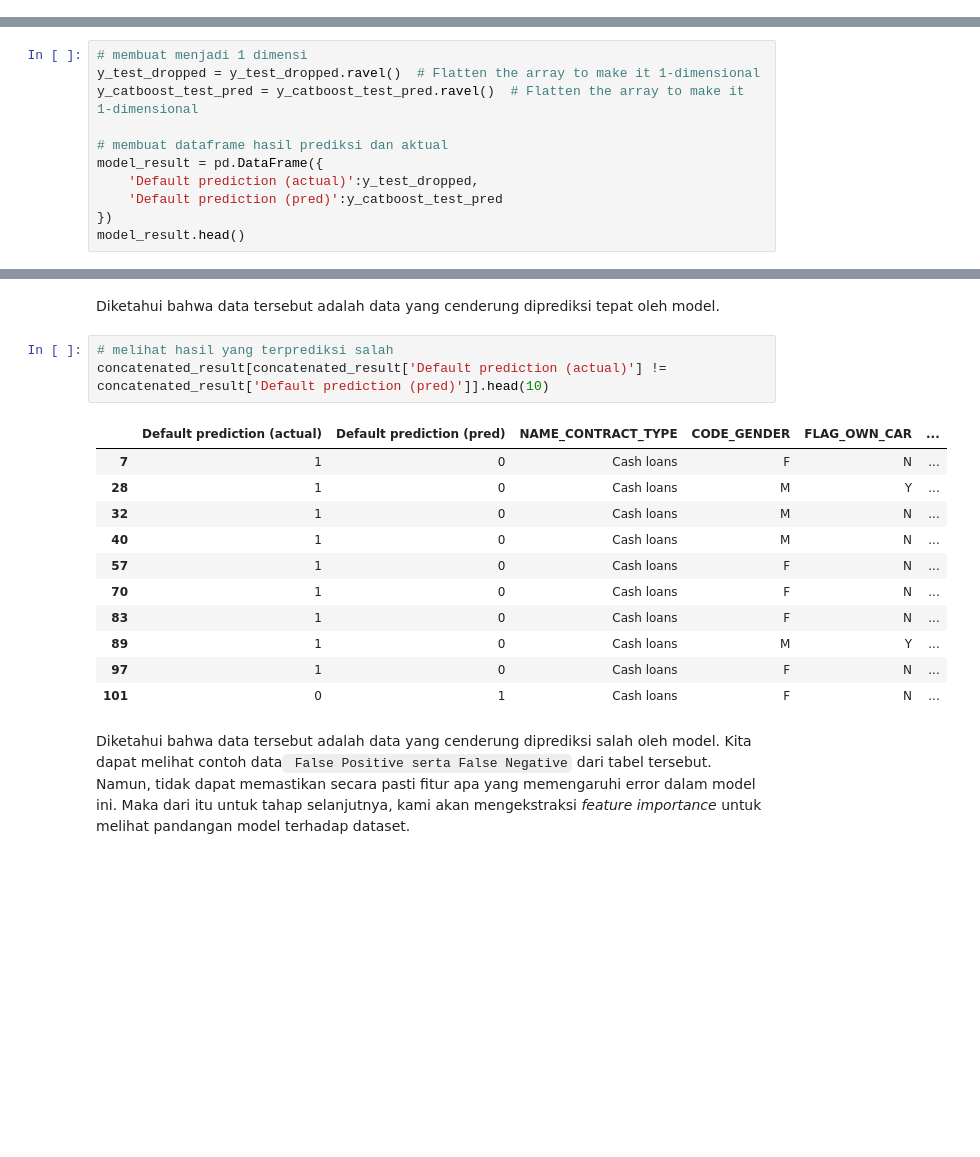
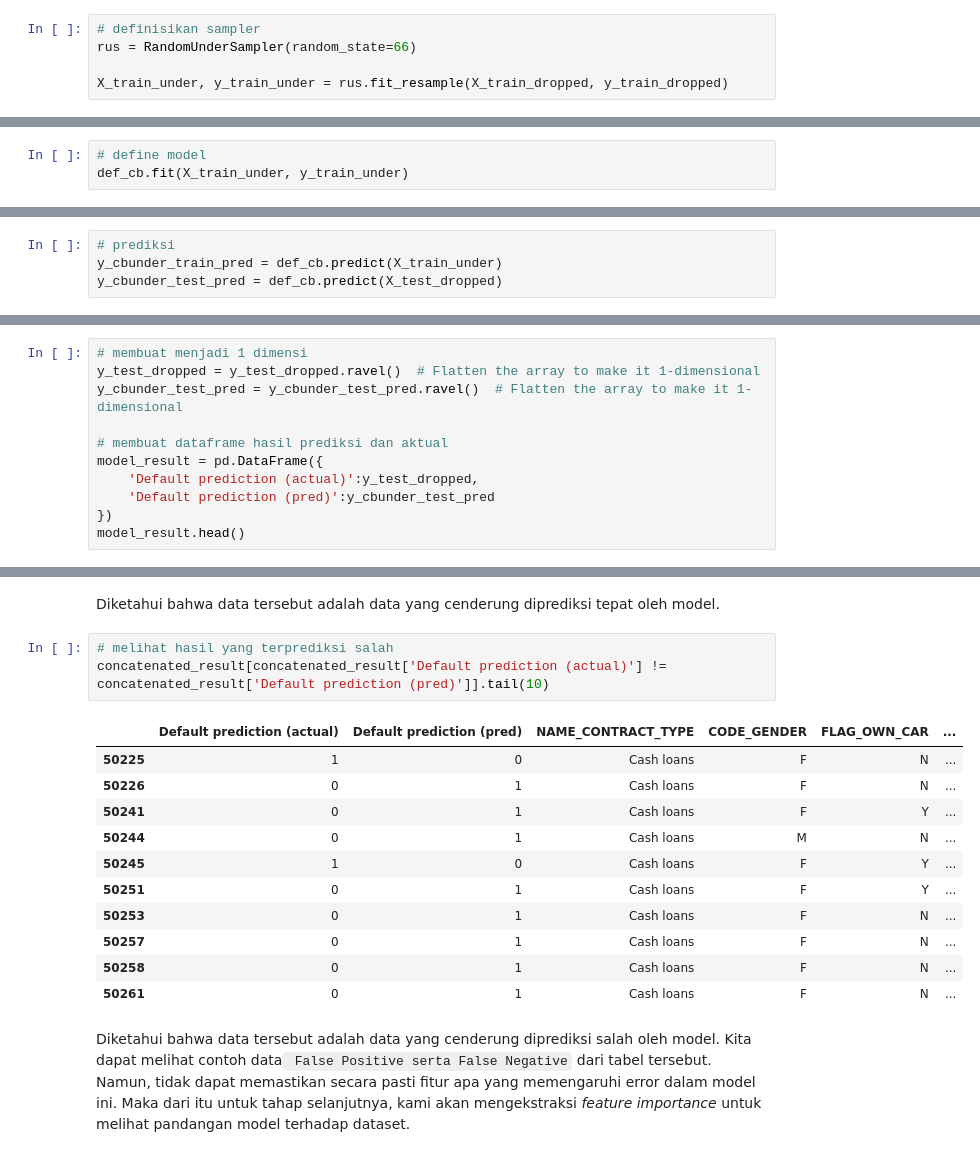
Before and after one commit to dissashaf/MachineLearning-LoanDefaultPrediction, a Jupyter notebook: H8TF_R_Dissa.ipynb, the cells around one changed output, grey strips where cells are left out. Cells and saved outputs as stored; diff of their text form; blank space fills up the shorter version.

```diff
--- a/H8TF2023_R_Dissa.ipynb
+++ b/H8TF_R_Dissa.ipynb
@@ -1699,0 +1789,5 @@ Model XGBoost memiliki tendensi good-fit jika membandingkan train dan test set.
+# %%
+# definisikan sampler
+rus = RandomUnderSampler(random_state=66)
+
+X_train_under, y_train_under = rus.fit_resample(X_train_dropped, y_train_dropped)
@@ -1699,0 +1801,3 @@ Model XGBoost memiliki tendensi good-fit jika membandingkan train dan test set.
+# %%
+# define model
+def_cb.fit(X_train_under, y_train_under)
@@ -1699,0 +1823,4 @@ Model XGBoost memiliki tendensi good-fit jika membandingkan train dan test set.
+# %%
+# prediksi
+y_cbunder_train_pred = def_cb.predict(X_train_under)
+y_cbunder_test_pred = def_cb.predict(X_test_dropped)
@@ -1786,12 +1996,12 @@ Pada bagian ini akan dilakukan perbandingan dari hasil prediksi terhadap data te
 # %%
 # membuat menjadi 1 dimensi
 y_test_dropped = y_test_dropped.ravel()  # Flatten the array to make it 1-dimensional
-y_catboost_test_pred = y_catboost_test_pred.ravel()  # Flatten the array to make it 1-dimensional
+y_cbunder_test_pred = y_cbunder_test_pred.ravel()  # Flatten the array to make it 1-dimensional
 
 # membuat dataframe hasil prediksi dan aktual
 model_result = pd.DataFrame({
     'Default prediction (actual)':y_test_dropped,
-    'Default prediction (pred)':y_catboost_test_pred
+    'Default prediction (pred)':y_cbunder_test_pred
 })
 model_result.head()
 # %% [output]
@@ -1846,19 +2056,19 @@ concatenated_result[concatenated_result['Default prediction (actual)'] == concat
 Diketahui bahwa data tersebut adalah data yang cenderung diprediksi tepat oleh model.
 # %%
 # melihat hasil yang terprediksi salah
-concatenated_result[concatenated_result['Default prediction (actual)'] != concatenated_result['Default prediction (pred)']].head(10)
+concatenated_result[concatenated_result['Default prediction (actual)'] != concatenated_result['Default prediction (pred)']].tail(10)
 # %% [output]
 |  | Default prediction (actual) | Default prediction (pred) | NAME_CONTRACT_TYPE | CODE_GENDER | FLAG_OWN_CAR | ... |
-| 7 | 1 | 0 | Cash loans | F | N | ... |
-| 28 | 1 | 0 | Cash loans | M | Y | ... |
-| 32 | 1 | 0 | Cash loans | M | N | ... |
-| 40 | 1 | 0 | Cash loans | M | N | ... |
-| 57 | 1 | 0 | Cash loans | F | N | ... |
-| 70 | 1 | 0 | Cash loans | F | N | ... |
-| 83 | 1 | 0 | Cash loans | F | N | ... |
-| 89 | 1 | 0 | Cash loans | M | Y | ... |
-| 97 | 1 | 0 | Cash loans | F | N | ... |
-| 101 | 0 | 1 | Cash loans | F | N | ... |
+| 50225 | 1 | 0 | Cash loans | F | N | ... |
+| 50226 | 0 | 1 | Cash loans | F | N | ... |
+| 50241 | 0 | 1 | Cash loans | F | Y | ... |
+| 50244 | 0 | 1 | Cash loans | M | N | ... |
+| 50245 | 1 | 0 | Cash loans | F | Y | ... |
+| 50251 | 0 | 1 | Cash loans | F | Y | ... |
+| 50253 | 0 | 1 | Cash loans | F | N | ... |
+| 50257 | 0 | 1 | Cash loans | F | N | ... |
+| 50258 | 0 | 1 | Cash loans | F | N | ... |
+| 50261 | 0 | 1 | Cash loans | F | N | ... |
 # %% [markdown]
 Diketahui bahwa data tersebut adalah data yang cenderung diprediksi salah oleh model. Kita dapat melihat contoh data` False Positive serta False Negative` dari tabel tersebut. Namun, tidak dapat memastikan secara pasti fitur apa yang memengaruhi error dalam model ini. Maka dari itu untuk tahap selanjutnya, kami akan mengekstraksi *feature importance* untuk melihat pandangan model terhadap dataset.
 # %% [markdown]
```
Also changed, not shown: parts of 30 cells of this notebook.
